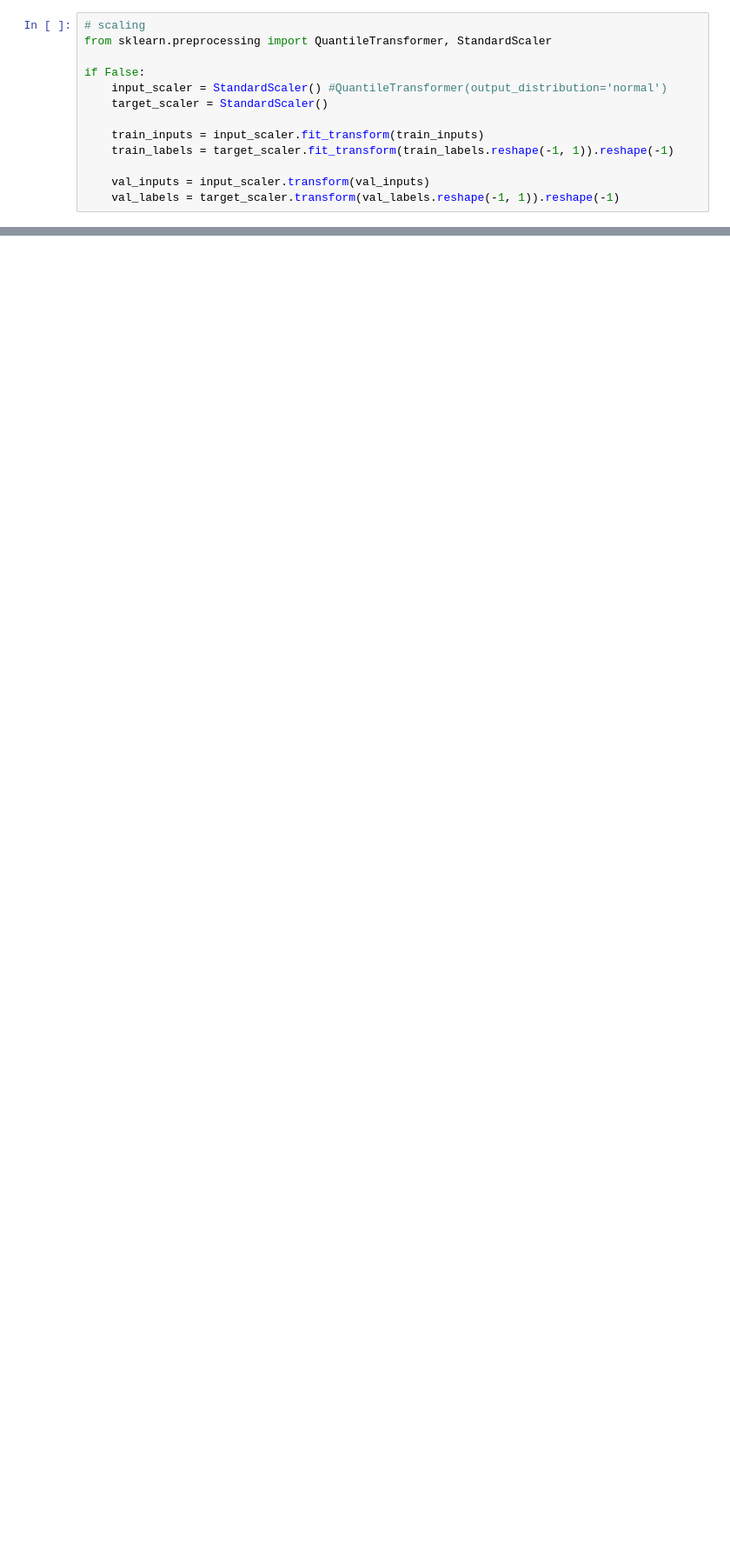
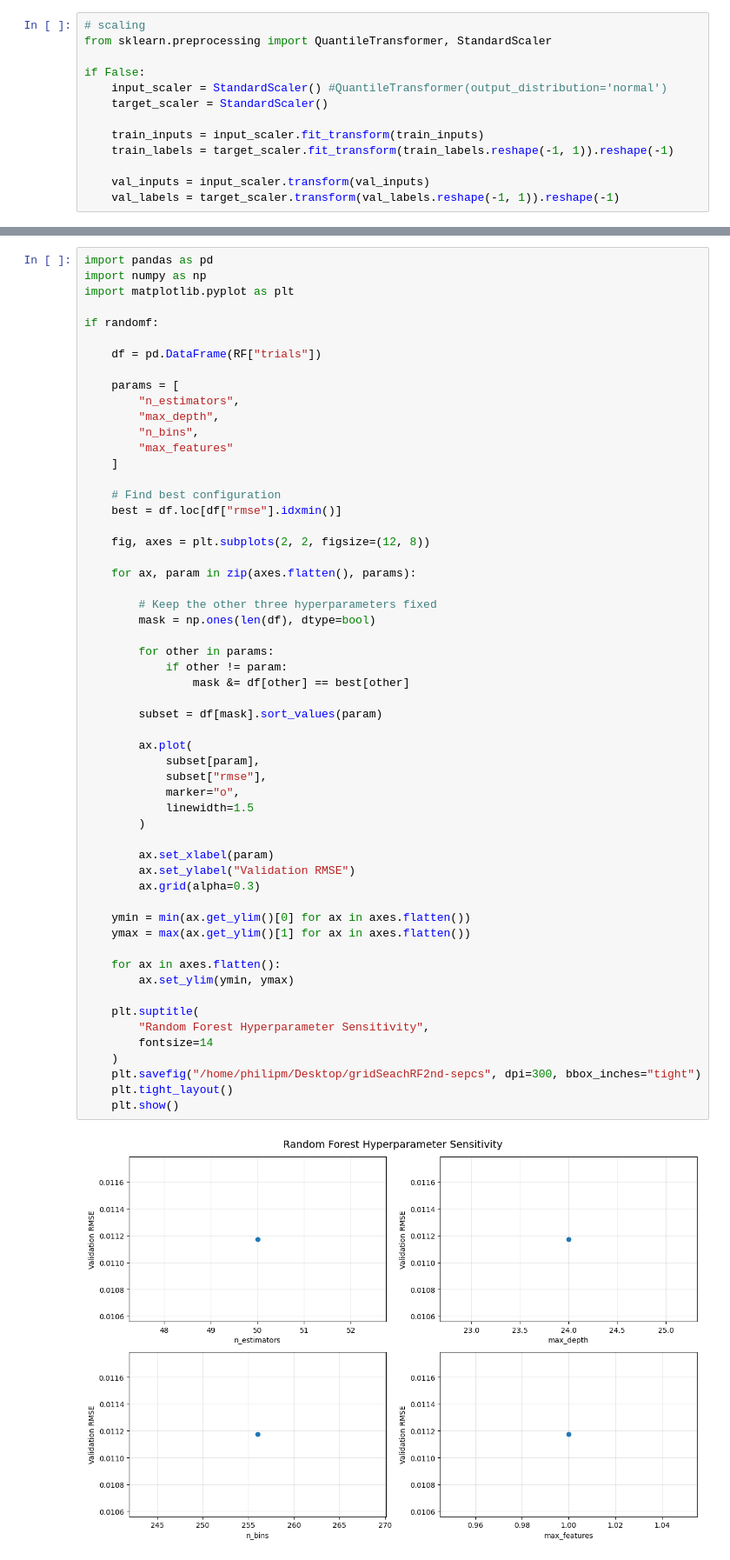
Before and after one commit to fmarkovitsis/ML-For-CV-Robustness, a Jupyter notebook: models/Original/classicalML/classicalML.ipynb, the cells around one changed output, grey strips where cells are left out. Shown at 87% size. Drawn from its saved outputs; the diff is of its cells as text; blank space fills up the shorter version.

```diff
--- a/models/Original/classicalML/classicalML.ipynb
+++ b/models/Original/classicalML/classicalML.ipynb
@@ -185,0 +274,58 @@ if False:
+# %%
+import pandas as pd
+import numpy as np
+import matplotlib.pyplot as plt
+
+if randomf:
+
+    df = pd.DataFrame(RF["trials"])
+
+    params = [
+        "n_estimators",
+        "max_depth",
+        "n_bins",
+        "max_features"
+    ]
+
+    # Find best configuration
+    best = df.loc[df["rmse"].idxmin()]
+
+    fig, axes = plt.subplots(2, 2, figsize=(12, 8))
+
+    for ax, param in zip(axes.flatten(), params):
+
+        # Keep the other three hyperparameters fixed
+        mask = np.ones(len(df), dtype=bool)
+
+        for other in params:
+            if other != param:
+                mask &= df[other] == best[other]
+
+        subset = df[mask].sort_values(param)
+
+        ax.plot(
+            subset[param],
+            subset["rmse"],
+            marker="o",
+            linewidth=1.5
+        )
+
+        ax.set_xlabel(param)
+        ax.set_ylabel("Validation RMSE")
+        ax.grid(alpha=0.3)
+
+    ymin = min(ax.get_ylim()[0] for ax in axes.flatten())
+    ymax = max(ax.get_ylim()[1] for ax in axes.flatten())
+
+    for ax in axes.flatten():
+        ax.set_ylim(ymin, ymax)
+
+    plt.suptitle(
+        "Random Forest Hyperparameter Sensitivity",
+        fontsize=14
+    )
+    plt.savefig("/home/philipm/Desktop/gridSeachRF2nd-sepcs", dpi=300, bbox_inches="tight")
+    plt.tight_layout()
+    plt.show()
+# %% [output]
+[figure, added]
```
Also changed, not shown: parts of 29 cells of this notebook, 46 other files.
